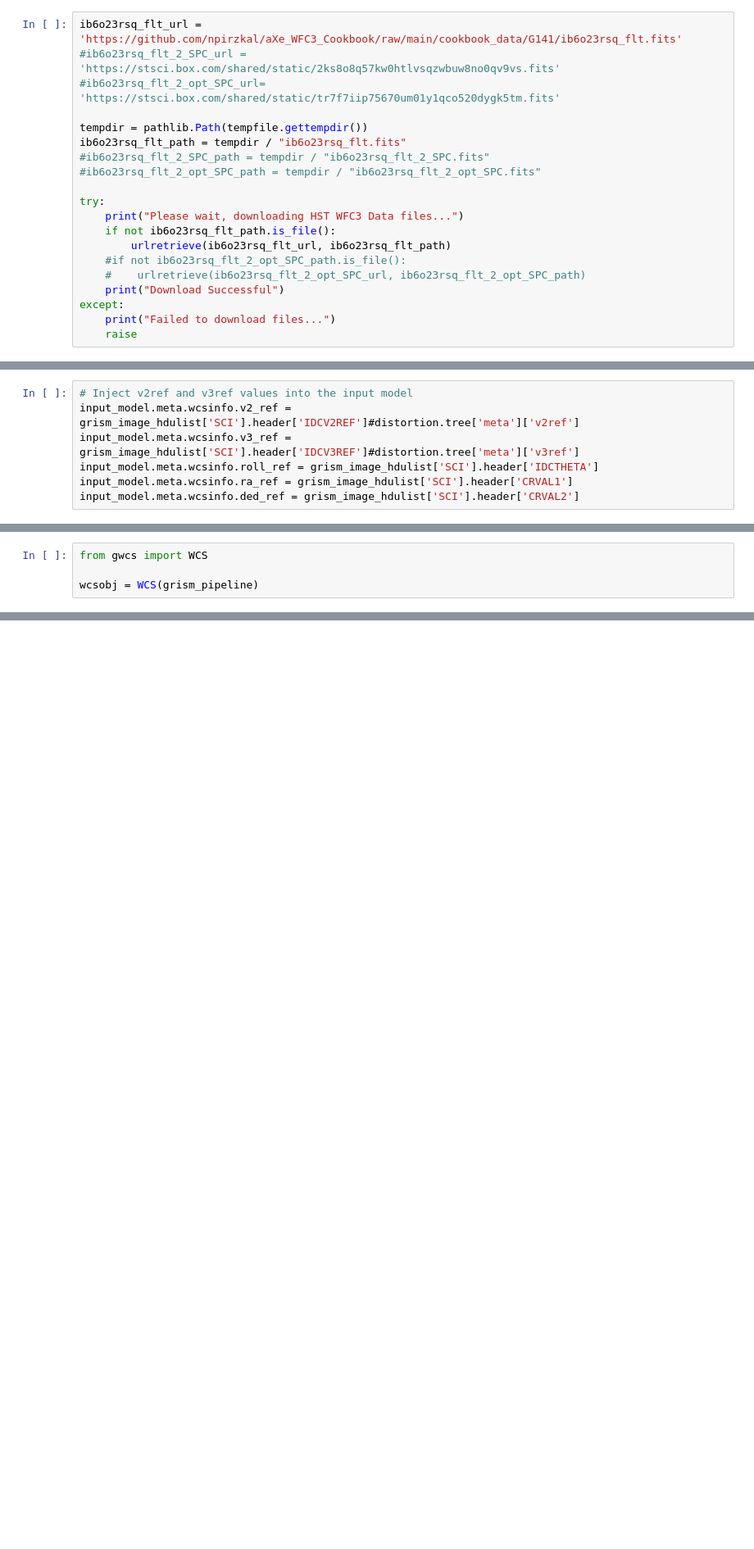
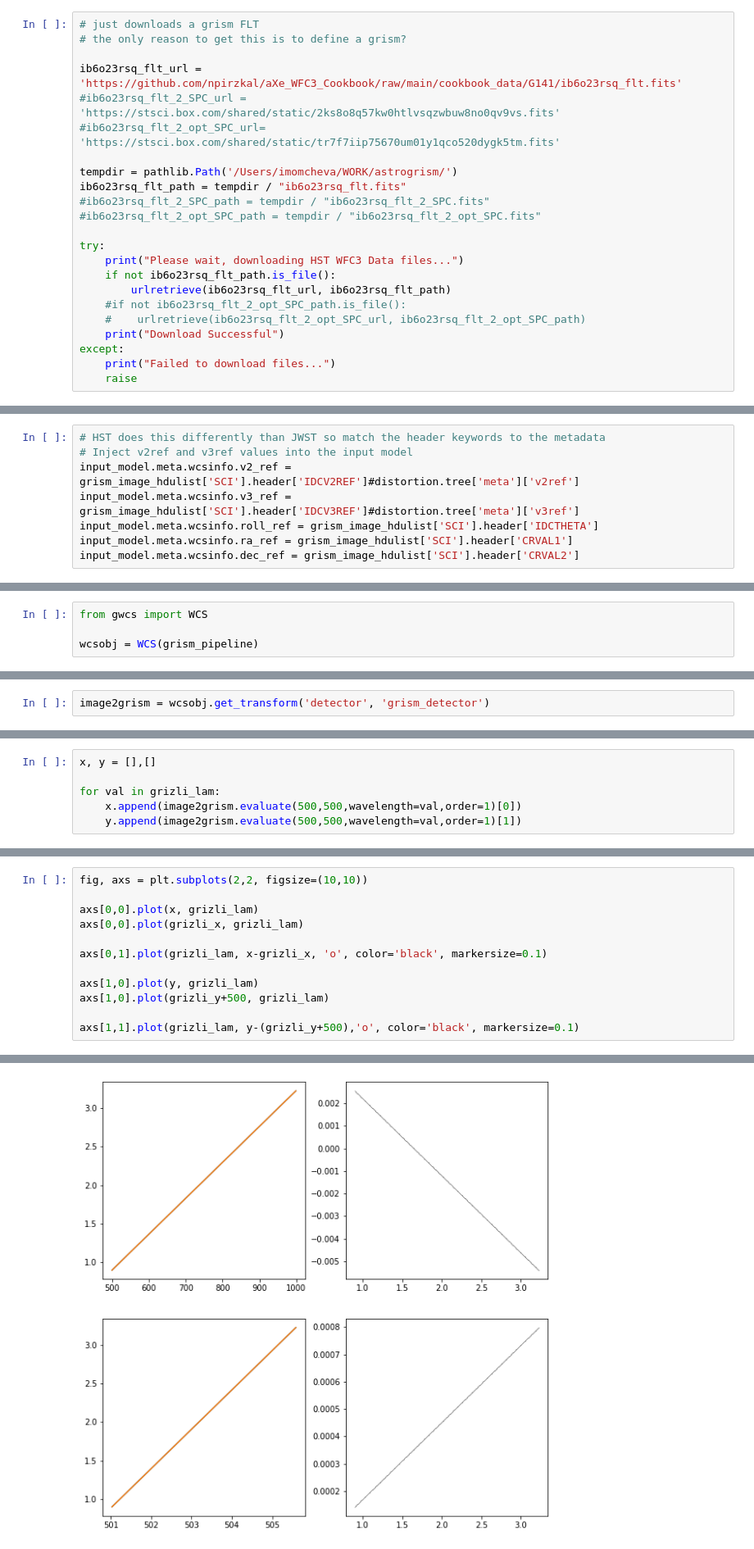
Before and after one commit to spacetelescope/astrogrism_sandbox, a Jupyter notebook: WFC3GeometricTransformation.ipynb, the cells around one changed output, grey strips where cells are left out. Shown at 82% size. Saved outputs shown, nothing was run; the diff lists cells and outputs as text; blank space fills up the shorter version.

```diff
--- a/WFC3GeometricTransformation.ipynb
+++ b/WFC3GeometricTransformation.ipynb
@@ -473,11 +449,14 @@ AssertionError
 #### Create Grism 'specwcs' file
 The `specwcs` reference file is a little more complex. It actually contains the models that describe the traces of the grism itself. Here, we'll need some additional information. Firstly, we need to know which grism is being used. Each grism will disperse the field differently. We can get this from the Science Data itself. Let's download our working files from the AstroGrism Shared Data Repository
 # %%
+# just downloads a grism FLT
+# the only reason to get this is to define a grism?
+
 ib6o23rsq_flt_url = 'https://github.com/npirzkal/aXe_WFC3_Cookbook/raw/main/cookbook_data/G141/ib6o23rsq_flt.fits'
 #ib6o23rsq_flt_2_SPC_url = 'https://stsci.box.com/shared/static/2ks8o8q57kw0htlvsqzwbuw8no0qv9vs.fits'
 #ib6o23rsq_flt_2_opt_SPC_url= 'https://stsci.box.com/shared/static/tr7f7iip75670um01y1qco520dygk5tm.fits'
 
-tempdir = pathlib.Path(tempfile.gettempdir())
+tempdir = pathlib.Path('/Users/imomcheva/WORK/astrogrism/')
 ib6o23rsq_flt_path = tempdir / "ib6o23rsq_flt.fits"
 #ib6o23rsq_flt_2_SPC_path = tempdir / "ib6o23rsq_flt_2_SPC.fits"
 #ib6o23rsq_flt_2_opt_SPC_path = tempdir / "ib6o23rsq_flt_2_opt_SPC.fits"
@@ -830,10 +820,11 @@ from jwst import datamodels
 grism_image_hdulist['PRIMARY'].header['DATAMODL'] = 'ImageModel'
 input_model = datamodels.open(grism_image_hdulist)
 # %%
+# HST does this differently than JWST so match the header keywords to the metadata
 # Inject v2ref and v3ref values into the input model
 input_model.meta.wcsinfo.v2_ref = grism_image_hdulist['SCI'].header['IDCV2REF']#distortion.tree['meta']['v2ref']
 input_model.meta.wcsinfo.v3_ref = grism_image_hdulist['SCI'].header['IDCV3REF']#distortion.tree['meta']['v3ref']
 input_model.meta.wcsinfo.roll_ref = grism_image_hdulist['SCI'].header['IDCTHETA']
 input_model.meta.wcsinfo.ra_ref = grism_image_hdulist['SCI'].header['CRVAL1']
-input_model.meta.wcsinfo.ded_ref = grism_image_hdulist['SCI'].header['CRVAL2']
+input_model.meta.wcsinfo.dec_ref = grism_image_hdulist['SCI'].header['CRVAL2']
 # %%
@@ -872,0 +871,2 @@ This notebook was originally intended to be a full working example of how this p
+# %%
+image2grism = wcsobj.get_transform('detector', 'grism_detector')
@@ -872,0 +1106,6 @@ This notebook was originally intended to be a full working example of how this p
+# %%
+x, y = [],[]
+
+for val in grizli_lam:
+    x.append(image2grism.evaluate(500,500,wavelength=val,order=1)[0])
+    y.append(image2grism.evaluate(500,500,wavelength=val,order=1)[1])
@@ -872,0 +1116,13 @@ This notebook was originally intended to be a full working example of how this p
+# %%
+fig, axs = plt.subplots(2,2, figsize=(10,10))
+
+axs[0,0].plot(x, grizli_lam)
+axs[0,0].plot(grizli_x, grizli_lam)
+
+axs[0,1].plot(grizli_lam, x-grizli_x, 'o', color='black', markersize=0.1)
+
+axs[1,0].plot(y, grizli_lam)
+axs[1,0].plot(grizli_y+500, grizli_lam)
+
+axs[1,1].plot(grizli_lam, y-(grizli_y+500),'o', color='black', markersize=0.1)
+# %% [output]
@@ -872,0 +1130 @@ This notebook was originally intended to be a full working example of how this p
+[figure, added]
```
Also changed, not shown: parts of 33 cells of this notebook, 3 other files.
